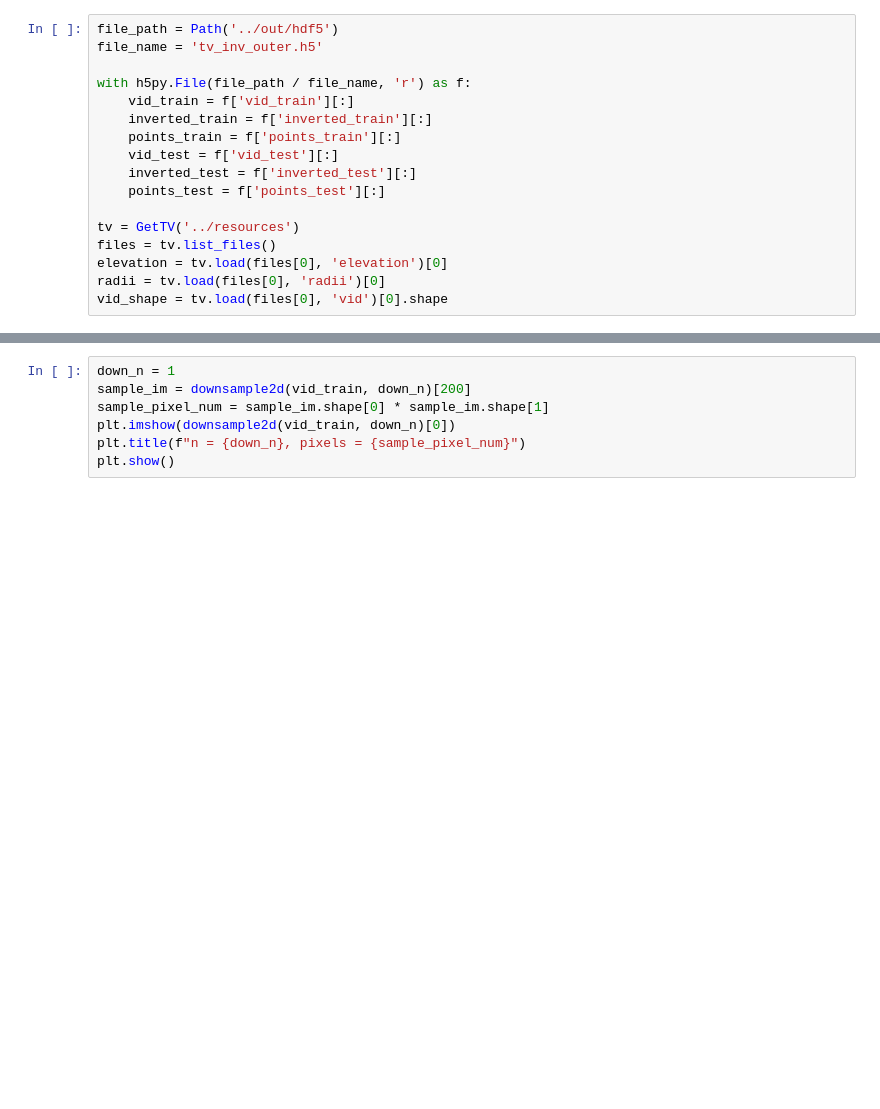
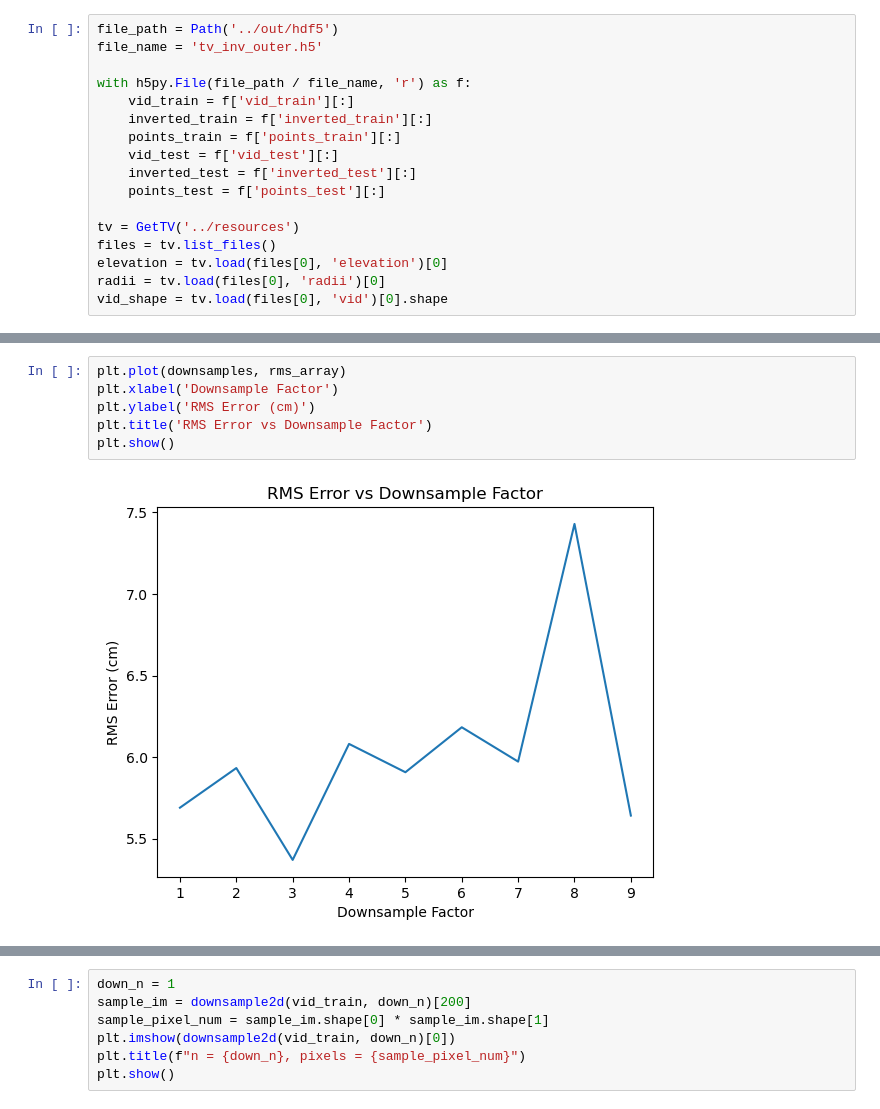
Before and after one commit to PlasmaControl/plasma-tv, a Jupyter notebook: get_coordinates/neural_tv.ipynb, the cells around one changed output, grey strips where cells are left out. Saved outputs shown, nothing was run; the diff lists cells and outputs as text; blank space fills up the shorter version.

```diff
--- a/get_coordinates/neural_tv.ipynb
+++ b/get_coordinates/neural_tv.ipynb
@@ -248,3 +238,11 @@ plt.show()
+# %%
+plt.plot(downsamples, rms_array)
+plt.xlabel('Downsample Factor')
+plt.ylabel('RMS Error (cm)')
+plt.title('RMS Error vs Downsample Factor')
+plt.show()
+# %% [output]
+[figure, added]
 # %%
 for i in range(len(rms_array)):
     print(i, rms_array[i])
```
Also changed, not shown: parts of 14 cells of this notebook.
